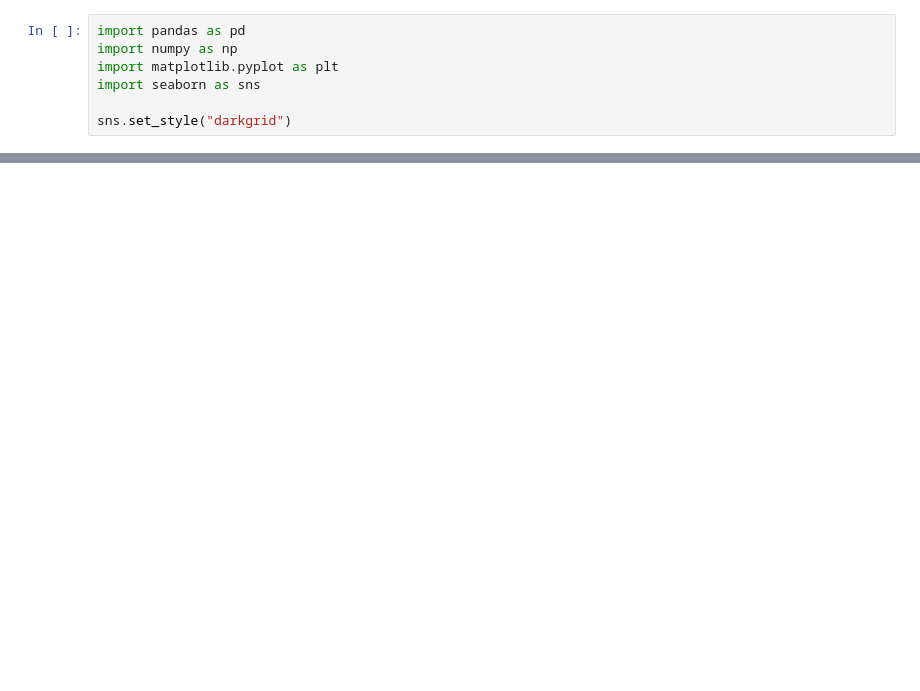
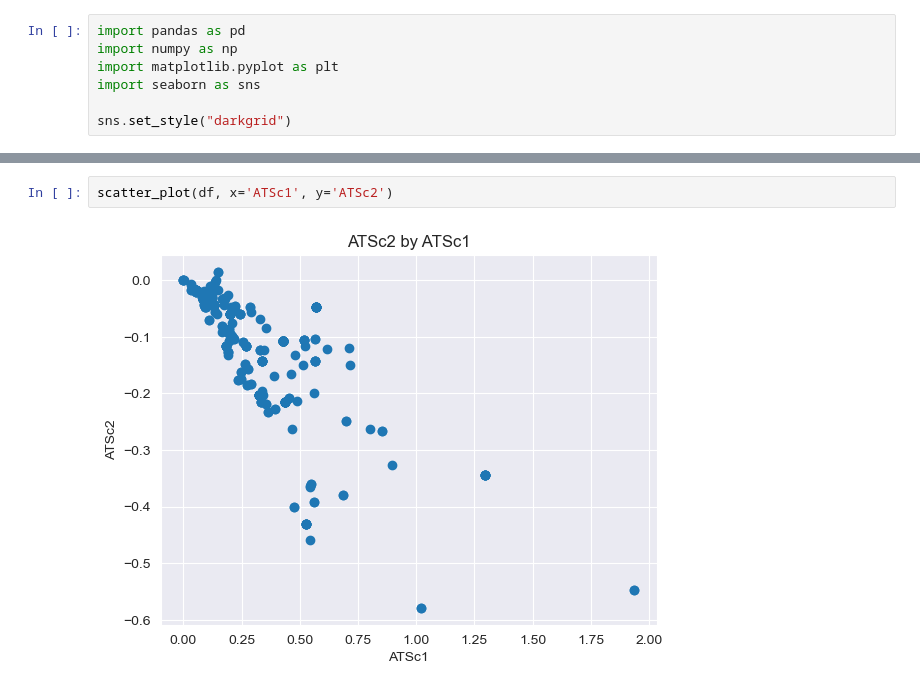
Before and after one commit to AhmadHammad21/Skin-Permeation, a Jupyter notebook: notebooks/trials/Descriptive Analysis.ipynb, the cells around one changed output, grey strips where cells are left out. Drawn from its saved outputs; the diff is of its cells as text; blank space fills up the shorter version.

```diff
--- a/notebooks/trials/Descriptive Analysis.ipynb
+++ b/notebooks/trials/Descriptive Analysis.ipynb
@@ -34,0 +140,4 @@ dtype: float64
+# %%
+scatter_plot(df, x='ATSc1', y='ATSc2')
+# %% [output]
+[figure, added]
```
Also changed, not shown: parts of 22 cells of this notebook, 11 other files.
